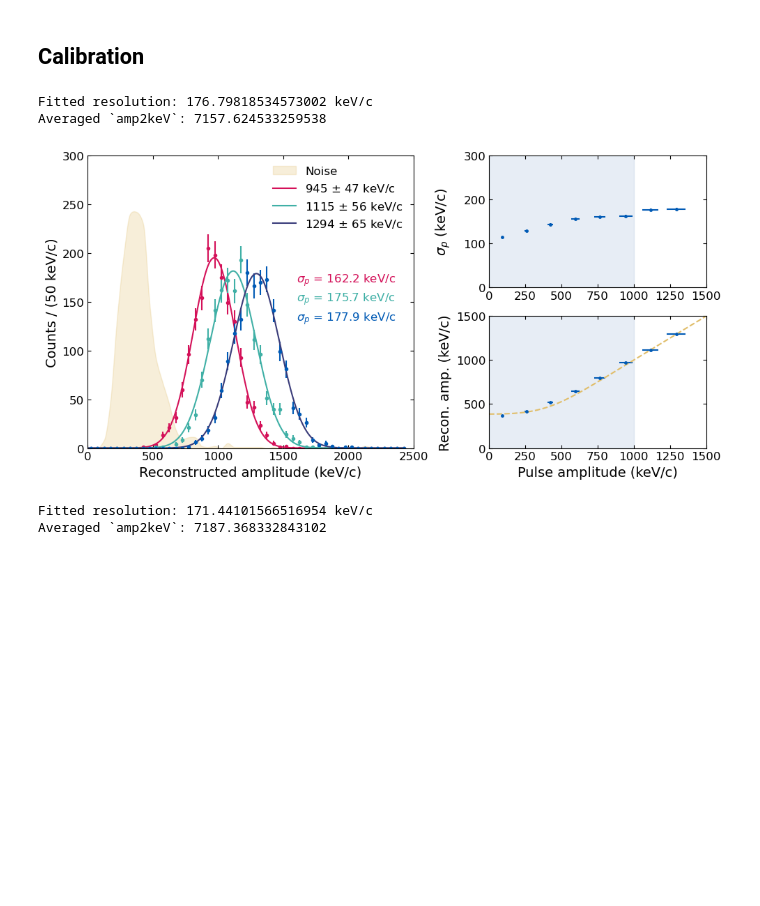
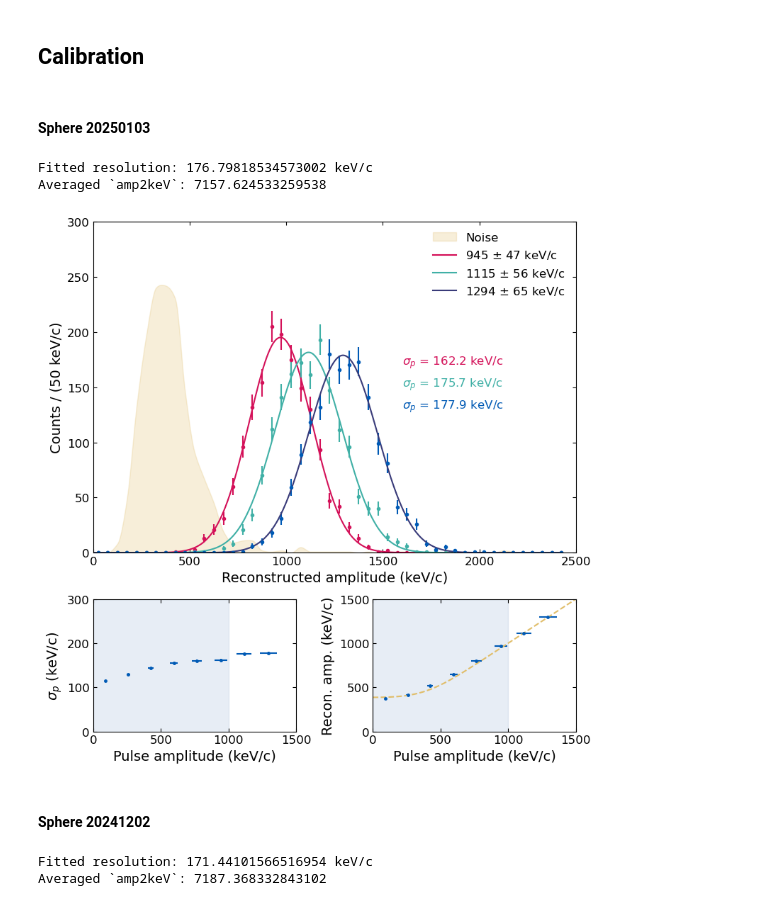
Before and after one commit to yuhants/dm_nanospheres, a Jupyter notebook: analysis_notebooks/sphere_combined_calibration.ipynb, the cells around one changed output. Drawn from its saved outputs; the diff is of its cells as text; code cells hidden in the pictures; blank space fills up the shorter version.

```diff
--- a/analysis_notebooks/sphere_combined_calibration.ipynb
+++ b/analysis_notebooks/sphere_combined_calibration.ipynb
@@ -81,6 +93,8 @@ c_mvs = utils.get_c_mv(data_files, [10], 93000*2*np.pi, passband=(91700, 94300),
 c_mv = np.mean(c_mvs)
 # %% [markdown]
 ## Calibration
+# %% [markdown]
+#### Sphere 20250103
 # %%
 outfile_name = 'sphere_20250103_calibration_unnormalized_amps.h5py'
 out_dir = '/Users/yuhan/work/nanospheres/data/pulse_calibration_processed'
@@ -106,11 +121,11 @@ pulseamps = np.asarray([92, 258, 423, 597, 765, 945, 1115, 1294])
 pulseamps_err = pulseamps * 0.05
 n_pulses = np.asarray([amps.size for amps in unnormalized_amps_all_flattened])
 
-fig = plt.figure(figsize=(10, 5))
-gs = GridSpec(2, 2, width_ratios=[1.5, 1], height_ratios=[1, 1])
-ax0 = fig.add_subplot(gs[:, 0])
-ax1 = fig.add_subplot(gs[1])
-ax2 = fig.add_subplot(gs[3])
+fig = plt.figure(figsize=(8, 8))
+gs = GridSpec(2, 2, width_ratios=[1, 1], height_ratios=[2.5, 1])
+ax0 = fig.add_subplot(gs[0, :])
+ax1 = fig.add_subplot(gs[1, 0])
+ax2 = fig.add_subplot(gs[1, 1])
 
 # First plot
 ax = ax0
@@ -160,39 +175,42 @@ ax.fill_betweenx(np.linspace(0, 300, 100), 0, 1000, color='#B0C4DE', alpha=0.3)
 
 ax.set_ylim(0, 300)
 ax.set_xlim(0, 1500)
+ax.set_xlabel(r'Pulse amplitude (keV/c)')
 ax.set_ylabel(r'$\sigma_p$ (keV/c)')
 
 # Third plot for search bias
 ax = ax2
 amps = np.asarray(gps).T[1]
 amps_std = np.asarray(gps).T[2]
 
 # Fit for search bias
 f_bias = lambda x, alpha: search_expectation(x, alpha, amp2kev_all, popt_sig[-1]/amp2kev_all) * amp2kev_all
 popt_bias, pcov_bias = curve_fit(f_bias, pulseamps, amps*amp2kev_all, p0=[0.87], sigma=sig_p_avg/np.sqrt(n_pulses))
 
 ax.errorbar(pulseamps, amps*amp2kev_all, yerr=amps_std*amp2kev_all/np.sqrt(n_pulses), xerr=pulseamps_err, fmt='.', markersize=5, color='#005AB5')
 ax.fill_betweenx(np.linspace(0, 1500, 100), 0, 1000, color='#B0C4DE', alpha=0.3)
 xx = np.linspace(0, 4000, 500)
 ax.plot(xx, f_bias(xx, *popt_bias), '--', color='#E1BE6A',
              label=fr'$\sigma_{{p, 0}}$={popt_sig[-1]:.0f} keV/c\n$\sigma_b$ = {popt_sig[-1]*popt_bias[-1]:.0f} keV/c')
 
 ax.set_ylim(0, 1500)
 ax.set_xlim(0, 1500)
 ax.set_xlabel(r'Pulse amplitude (keV/c)')
 ax.set_ylabel(r'Recon. amp. (keV/c)')
 
 fig.tight_layout()
 fig.align_labels()
 
-# plt.savefig('/Users/yuhan/work/nanospheres/paper_plots/dm_nanospheres/impulse_calibration_sphere_20250103.pdf', dpi=600)
+plt.savefig('/Users/yuhan/work/nanospheres/dm_nanospheres/paper_plots/impulse_calibration_sphere_20250103.pdf', dpi=600)
 
 print(f'Fitted resolution: {popt_sig[-1]} keV/c')
 print(f'Averaged `amp2keV`: {amp2kev_all}')
 # %% [output]
 Fitted resolution: 176.79818534573002 keV/c
 Averaged `amp2keV`: 7157.624533259538
-[figure, old version]
+[figure, new version]
+# %% [markdown]
+#### Sphere 20241202
 # %%
 outfile_name = 'sphere_20241202_calibration_unnormalized_amps.h5py'
 out_dir = '/Users/yuhan/work/nanospheres/data/pulse_calibration_processed'
```
Also changed, not shown: parts of 14 cells of this notebook, 19 other files.
